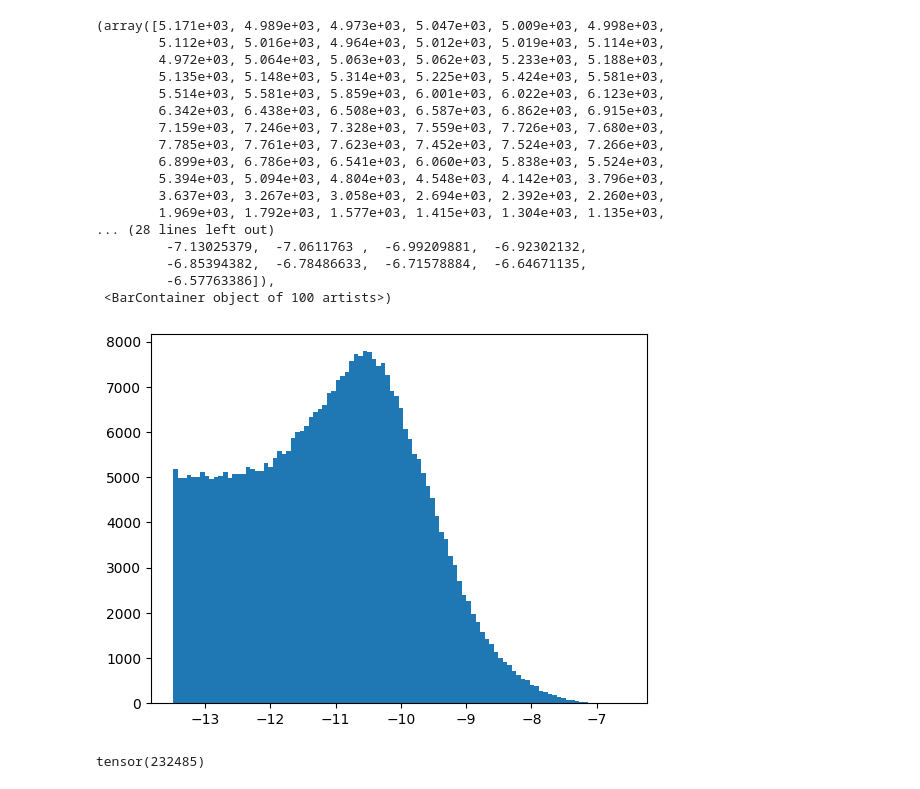
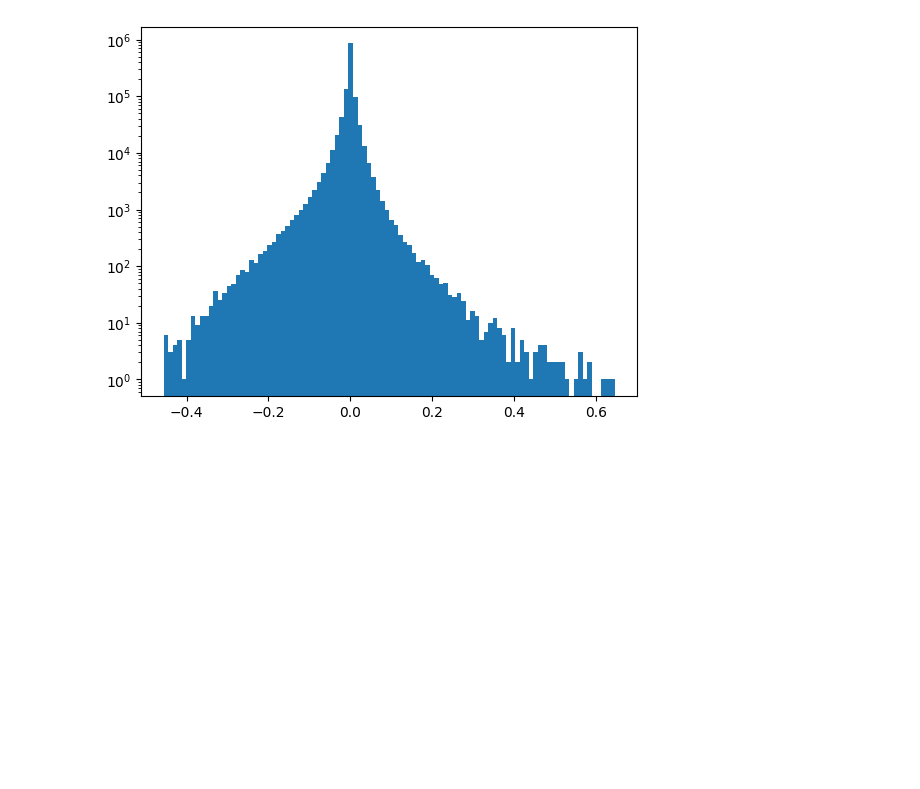
Before and after one commit to empty-michael/bilinear, a Jupyter notebook: test.ipynb, the cells around one changed output. Drawn from its saved outputs; the diff is of its cells as text; code cells hidden in the pictures; blank space fills up the shorter version.

```diff
--- a/test.ipynb
+++ b/test.ipynb
@@ -44,4 +37,4 @@ Evaluation | Accuracy: 98.29 %, Loss: 0.0598
 # %%
 eigmodel = EigModel(model).to('mps')
-eigmodel.set_eigenvector_model(threshold=1e-2)
+eigmodel.device
 # %% [output]
@@ -51,3 +42,4 @@ Layer 0,   Nodes: 11170
 # %%
+eigmodel.config.beta_temp = 1
 eigmodel.validation()
 # %% [output]
@@ -56,27 +48,6 @@ Evaluation | Accuracy: 97.52 %, Loss: 2.3026
 # %%
-log_eigvals = torch.tensor([(node.log_eigval) for node in eigmodel.leaf_nodes])
-plt.hist(log_eigvals.numpy(), bins=100)
-# plt.yscale('log')
+eff_eigvals = eigmodel.eff_eigvals
+plt.hist(eff_eigvals.flatten(), bins=100)
+plt.yscale('log')
 # %% [output]
-(array([5.171e+03, 4.989e+03, 4.973e+03, 5.047e+03, 5.009e+03, 4.998e+03,
-        5.112e+03, 5.016e+03, 4.964e+03, 5.012e+03, 5.019e+03, 5.114e+03,
-        4.972e+03, 5.064e+03, 5.063e+03, 5.062e+03, 5.233e+03, 5.188e+03,
-        5.135e+03, 5.148e+03, 5.314e+03, 5.225e+03, 5.424e+03, 5.581e+03,
-        5.514e+03, 5.581e+03, 5.859e+03, 6.001e+03, 6.022e+03, 6.123e+03,
-        6.342e+03, 6.438e+03, 6.508e+03, 6.587e+03, 6.862e+03, 6.915e+03,
-        7.159e+03, 7.246e+03, 7.328e+03, 7.559e+03, 7.726e+03, 7.680e+03,
-        7.785e+03, 7.761e+03, 7.623e+03, 7.452e+03, 7.524e+03, 7.266e+03,
-        6.899e+03, 6.786e+03, 6.541e+03, 6.060e+03, 5.838e+03, 5.524e+03,
-        5.394e+03, 5.094e+03, 4.804e+03, 4.548e+03, 4.142e+03, 3.796e+03,
-        3.637e+03, 3.267e+03, 3.058e+03, 2.694e+03, 2.392e+03, 2.260e+03,
-        1.969e+03, 1.792e+03, 1.577e+03, 1.415e+03, 1.304e+03, 1.135e+03,
-... (28 lines left out)
-         -7.13025379,  -7.0611763 ,  -6.99209881,  -6.92302132,
-         -6.85394382,  -6.78486633,  -6.71578884,  -6.64671135,
-         -6.57763386]),
- <BarContainer object of 100 artists>)
-[figure, old version]
+[figure, new version]
-# %%
-log_eigvals.argmax()
-# %% [output]
-tensor(232485)
```
Also changed, not shown: parts of 14 cells of this notebook, 2 other files.
